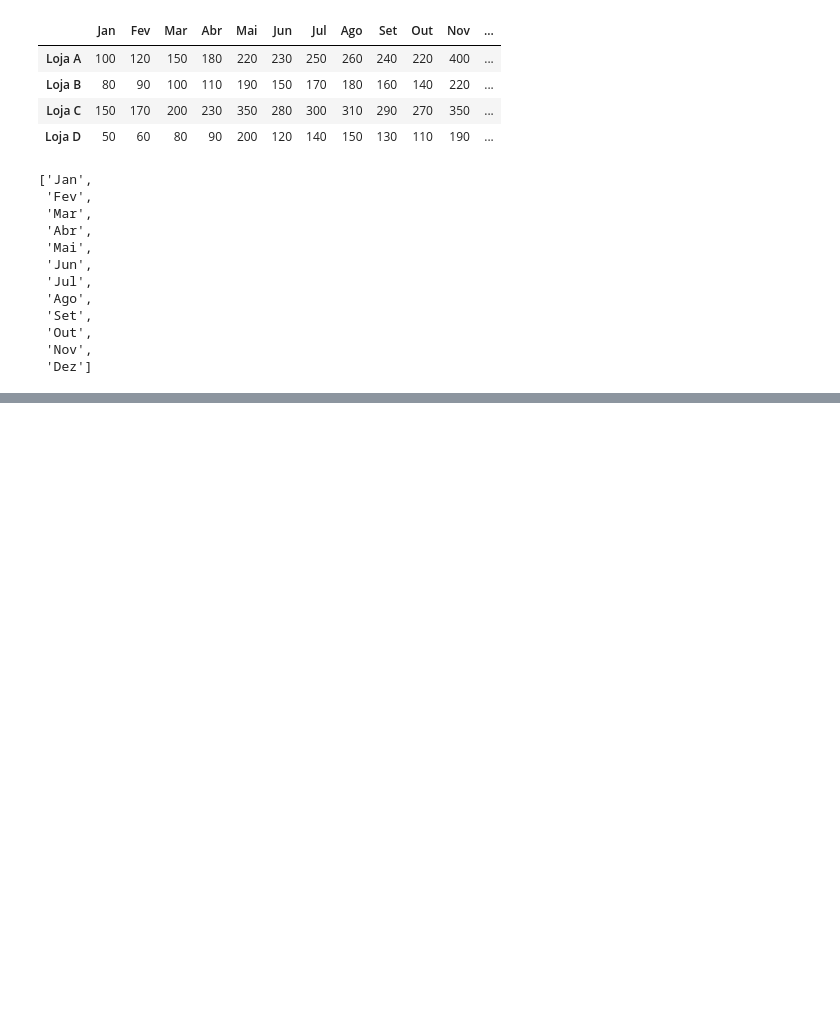
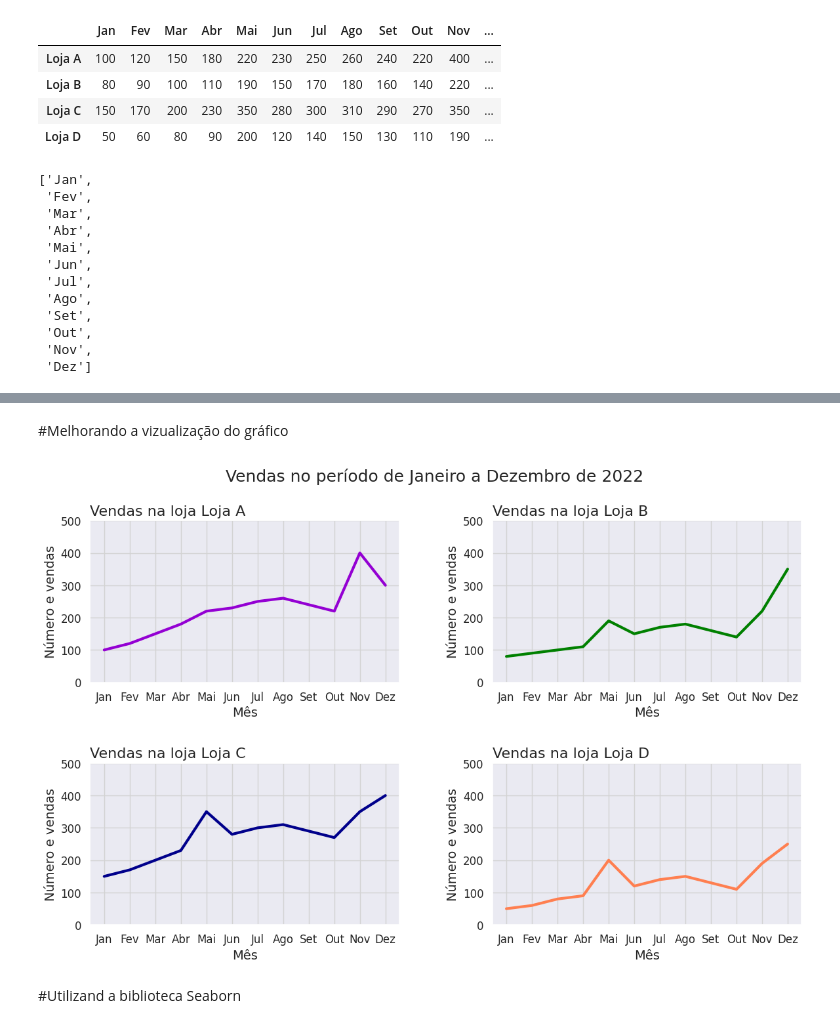
Before and after one commit to samantha-sf/analise_vendas, a Jupyter notebook: Análise_de_vendas_de_4_lojas.ipynb, the cells around one changed output, grey strips where cells are left out. Drawn from its saved outputs; the diff is of its cells as text; code cells hidden in the pictures; blank space fills up the shorter version.

```diff
--- a/Análise_de_vendas_de_4_lojas.ipynb
+++ b/Análise_de_vendas_de_4_lojas.ipynb
@@ -73,0 +76,28 @@ plt.show()
+# %% [markdown]
+#Melhorando a vizualização do gráfico
+# %%
+fig, axs = plt.subplots(2,2, figsize=(14,8))
+fig.subplots_adjust(hspace=0.5, wspace=0.3)
+fig.suptitle('Vendas no período de Janeiro a Dezembro de 2022', fontsize=18)
+
+cores = ['darkviolet', 'green', 'darkblue', 'coral']
+
+for i, ax in enumerate(axs.flat):
+  ax.plot(df.loc[df.index[i]], color=cores[i], lw=3)
+  ax.set_title(f'Vendas na loja {df.index[i]}', loc='left', fontsize=16)
+  ax.set_xlabel('Mês', fontsize=14)
+  ax.set_ylabel('Número e vendas', fontsize=14)
+  ax.tick_params(labelsize=12)
+  ax.grid(color='lightgrey')
+
+ymin = 0
+ymax = 500
+
+for ax in axs.ravel():
+  ax.set_ylim(ymin, ymax)
+
+plt.show()
+# %% [output]
+[figure, added]
+# %% [markdown]
+#Utilizand a biblioteca Seaborn
```
Also changed, not shown: parts of 12 cells of this notebook.
